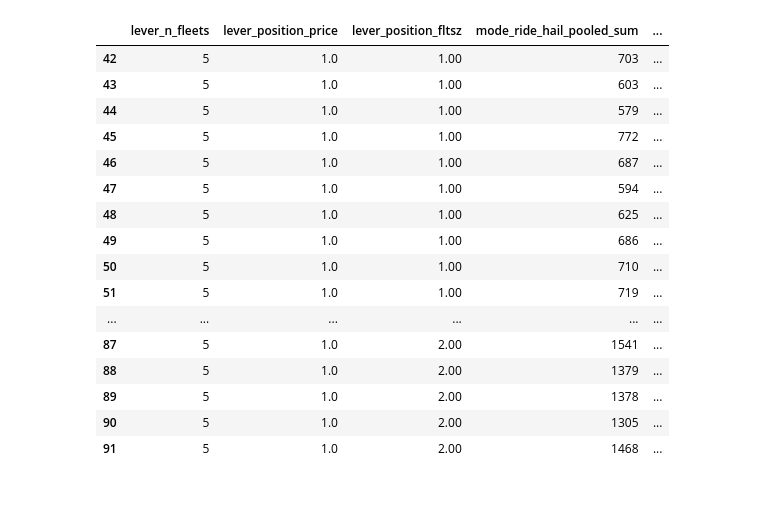
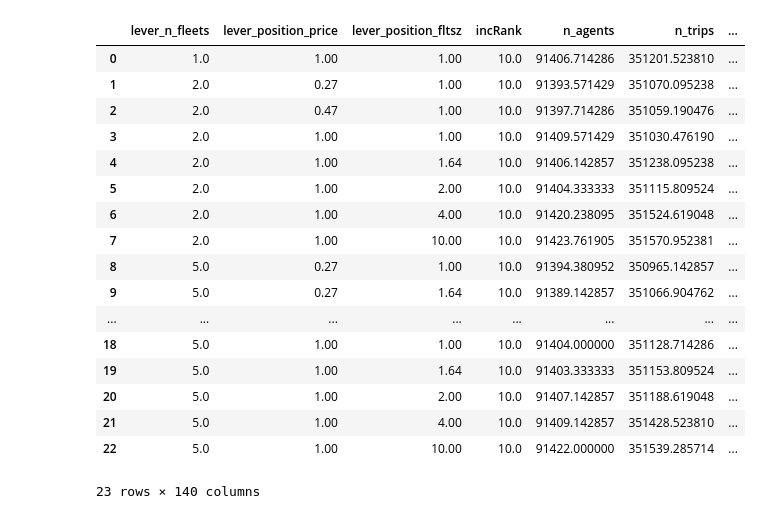
Before and after one commit to LBNL-UCB-STI/beam-core-analysis, a Jupyter notebook: Users/Annika/3MultFleets/PlotsNtripsModesTimes.ipynb, the cells around one changed output. Saved outputs shown, nothing was run; the diff lists cells and outputs as text; code cells hidden in the pictures.

```diff
--- a/Users/Annika/3MultFleets/PlotsNtripsModesTimes.ipynb
+++ b/Users/Annika/3MultFleets/PlotsNtripsModesTimes.ipynb
@@ -17,5 +17,6 @@ path = 'H:/.shortcut-targets-by-id/1xuAay2JQWDmg2wb0MD2Ft4mCSjufwjq3/BEAM CORE -
 path_data = path + 'data/'
 path_output = path + 'plots/'
 # %%
-df_temp = pd.read_csv(path_data + 'SummaryWait.csv')
+#df_temp = pd.read_csv(path_data + 'SummaryWait.csv')
 df_temp = pd.read_csv(path_data + 'sf_2018_stacked_rh_fltsz_price_incRank_1_2_modifiedLeverNumbers.csv')
+df_temp
@@ -27,7 +60,10 @@ df_temp = pd.read_csv(path_data + 'sf_2018_stacked_rh_fltsz_price_incRank_1_2_mo
+# %%
+df_temp['mode_transit_sum'] = df_temp['mode_bike_transit_sum'] + df_temp['mode_drive_transit_sum']+df_temp['mode_walk_transit_sum']
 # %%
 cd0 = df_temp[['lever_n_fleets' ,'lever_position_price', 'lever_position_fltsz',
               'incRank', 'n_agents' ,'n_trips' ]]
 cd0 = df_temp[['lever_n_fleets' ,'lever_position_price', 'lever_position_fltsz',
                'mode_ride_hail_pooled_sum', 'mode_ride_hail_solo_sum', 'mode_ridehail_total_sum', 'mode_walk_sum', 'mode_walk_transit_sum' ]]
-cd.head(4)
+cd0 = df_temp
+cd0
 # %% [output]
@@ -59,28 +102,29 @@ cd5
 # %%
-cd5noI = cd5.groupby(['lever_n_fleets' ,'lever_position_price', 'lever_position_fltsz']).sum().reset_index(drop=True)
-cd2 = cd2.groupby(['lever_n_fleets' ,'lever_position_price', 'lever_position_fltsz']).sum()
-cd1 = cd1.groupby(['lever_n_fleets' ,'lever_position_price', 'lever_position_fltsz']).sum()
-cd  = cd0.groupby(['lever_n_fleets' ,'lever_position_price', 'lever_position_fltsz']).sum()
+cd5collapsed = cd5.groupby(['lever_n_fleets' ,'lever_position_price', 'lever_position_fltsz']).mean().reset_index(drop=False)
+cd2collapsed = cd2.groupby(['lever_n_fleets' ,'lever_position_price', 'lever_position_fltsz']).mean().reset_index(drop=False)
+cd1collapsed = cd1.groupby(['lever_n_fleets' ,'lever_position_price', 'lever_position_fltsz']).mean().reset_index(drop=False)
+cd0collapsed = cd0.groupby(['lever_n_fleets' ,'lever_position_price', 'lever_position_fltsz']).mean().reset_index(drop=False)
 #pd.melt(cd)
 #cd.describe()
-cd5.head(50)
+cd0collapsed.head(50)
 #cd = cd.where(['lever_n_fleets']==5)
 #cd = cd.groupby(['lever_n_fleets' ,'lever_position_price', 'lever_position_fltsz']).sum()
 # %% [output]
-|  | lever_n_fleets | lever_position_price | lever_position_fltsz | mode_ride_hail_pooled_sum | ... |
-| 42 | 5 | 1.0 | 1.00 | 703 | ... |
-| 43 | 5 | 1.0 | 1.00 | 603 | ... |
-| 44 | 5 | 1.0 | 1.00 | 579 | ... |
-| 45 | 5 | 1.0 | 1.00 | 772 | ... |
-| 46 | 5 | 1.0 | 1.00 | 687 | ... |
-| 47 | 5 | 1.0 | 1.00 | 594 | ... |
-| 48 | 5 | 1.0 | 1.00 | 625 | ... |
-| 49 | 5 | 1.0 | 1.00 | 686 | ... |
-| 50 | 5 | 1.0 | 1.00 | 710 | ... |
-| 51 | 5 | 1.0 | 1.00 | 719 | ... |
-| ... | ... | ... | ... | ... | ... |
-| 87 | 5 | 1.0 | 2.00 | 1541 | ... |
-| 88 | 5 | 1.0 | 2.00 | 1379 | ... |
-| 89 | 5 | 1.0 | 2.00 | 1378 | ... |
-| 90 | 5 | 1.0 | 2.00 | 1305 | ... |
-| 91 | 5 | 1.0 | 2.00 | 1468 | ... |
+|  | lever_n_fleets | lever_position_price | lever_position_fltsz | incRank | n_agents | n_trips | ... |
+| 0 | 1.0 | 1.00 | 1.00 | 10.0 | 91406.714286 | 351201.523810 | ... |
+| 1 | 2.0 | 0.27 | 1.00 | 10.0 | 91393.571429 | 351070.095238 | ... |
+| 2 | 2.0 | 0.47 | 1.00 | 10.0 | 91397.714286 | 351059.190476 | ... |
+| 3 | 2.0 | 1.00 | 1.00 | 10.0 | 91409.571429 | 351030.476190 | ... |
+| 4 | 2.0 | 1.00 | 1.64 | 10.0 | 91406.142857 | 351238.095238 | ... |
+| 5 | 2.0 | 1.00 | 2.00 | 10.0 | 91404.333333 | 351115.809524 | ... |
+| 6 | 2.0 | 1.00 | 4.00 | 10.0 | 91420.238095 | 351524.619048 | ... |
+| 7 | 2.0 | 1.00 | 10.00 | 10.0 | 91423.761905 | 351570.952381 | ... |
+| 8 | 5.0 | 0.27 | 1.00 | 10.0 | 91394.380952 | 350965.142857 | ... |
+| 9 | 5.0 | 0.27 | 1.64 | 10.0 | 91389.142857 | 351066.904762 | ... |
+| ... | ... | ... | ... | ... | ... | ... | ... |
+| 18 | 5.0 | 1.00 | 1.00 | 10.0 | 91404.000000 | 351128.714286 | ... |
+| 19 | 5.0 | 1.00 | 1.64 | 10.0 | 91403.333333 | 351153.809524 | ... |
+| 20 | 5.0 | 1.00 | 2.00 | 10.0 | 91407.142857 | 351188.619048 | ... |
+| 21 | 5.0 | 1.00 | 4.00 | 10.0 | 91409.142857 | 351428.523810 | ... |
+| 22 | 5.0 | 1.00 | 10.00 | 10.0 | 91422.000000 | 351539.285714 | ... |
+23 rows × 140 columns
```
Also changed, not shown: parts of 14 cells of this notebook, 1 other file.
